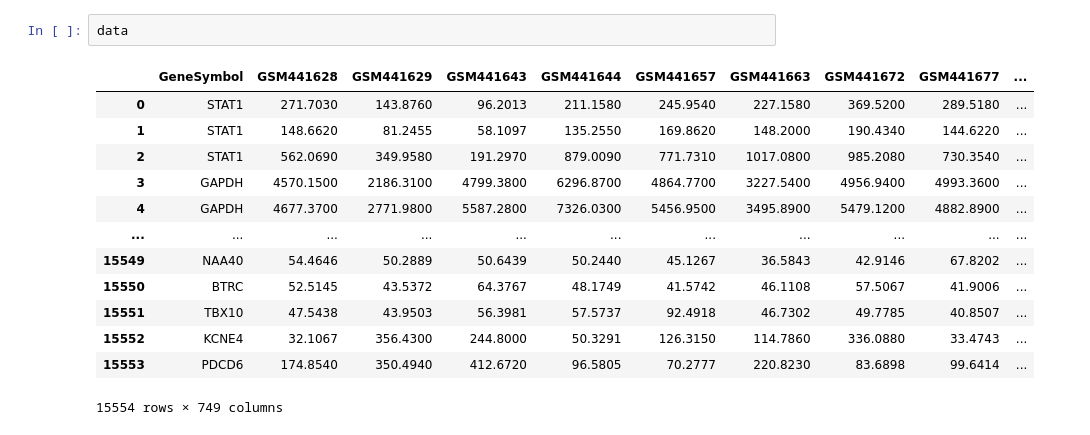
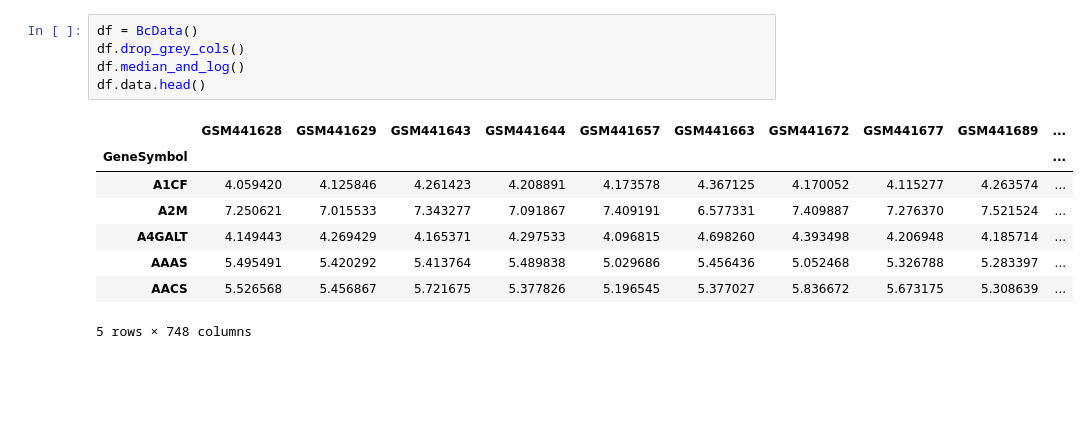
Before and after one commit to AlexFes/bc_classification, a Jupyter notebook: tool.ipynb, the cells around one changed output. Cells and saved outputs as stored; diff of their text form; blank space fills up the shorter version.

```diff
--- a/tool.ipynb
+++ b/tool.ipynb
@@ -72,16 +30,14 @@ total
-# %%
-data
-# %% [output]
-|  | GeneSymbol | GSM441628 | GSM441629 | GSM441643 | GSM441644 | GSM441657 | GSM441663 | GSM441672 | GSM441677 | ... |
-| 0 | STAT1 | 271.7030 | 143.8760 | 96.2013 | 211.1580 | 245.9540 | 227.1580 | 369.5200 | 289.5180 | ... |
-| 1 | STAT1 | 148.6620 | 81.2455 | 58.1097 | 135.2550 | 169.8620 | 148.2000 | 190.4340 | 144.6220 | ... |
-| 2 | STAT1 | 562.0690 | 349.9580 | 191.2970 | 879.0090 | 771.7310 | 1017.0800 | 985.2080 | 730.3540 | ... |
-| 3 | GAPDH | 4570.1500 | 2186.3100 | 4799.3800 | 6296.8700 | 4864.7700 | 3227.5400 | 4956.9400 | 4993.3600 | ... |
-| 4 | GAPDH | 4677.3700 | 2771.9800 | 5587.2800 | 7326.0300 | 5456.9500 | 3495.8900 | 5479.1200 | 4882.8900 | ... |
-| ... | ... | ... | ... | ... | ... | ... | ... | ... | ... | ... |
-| 15549 | NAA40 | 54.4646 | 50.2889 | 50.6439 | 50.2440 | 45.1267 | 36.5843 | 42.9146 | 67.8202 | ... |
-| 15550 | BTRC | 52.5145 | 43.5372 | 64.3767 | 48.1749 | 41.5742 | 46.1108 | 57.5067 | 41.9006 | ... |
-| 15551 | TBX10 | 47.5438 | 43.9503 | 56.3981 | 57.5737 | 92.4918 | 46.7302 | 49.7785 | 40.8507 | ... |
-| 15552 | KCNE4 | 32.1067 | 356.4300 | 244.8000 | 50.3291 | 126.3150 | 114.7860 | 336.0880 | 33.4743 | ... |
-| 15553 | PDCD6 | 174.8540 | 350.4940 | 412.6720 | 96.5805 | 70.2777 | 220.8230 | 83.6898 | 99.6414 | ... |
-15554 rows × 749 columns
+# %%
+df = BcData()
+df.drop_grey_cols()
+df.median_and_log()
+df.data.head()
+# %% [output]
+|  | GSM441628 | GSM441629 | GSM441643 | GSM441644 | GSM441657 | GSM441663 | GSM441672 | GSM441677 | GSM441689 | ... |
+| GeneSymbol |  |  |  |  |  |  |  |  |  | ... |
+| A1CF | 4.059420 | 4.125846 | 4.261423 | 4.208891 | 4.173578 | 4.367125 | 4.170052 | 4.115277 | 4.263574 | ... |
+| A2M | 7.250621 | 7.015533 | 7.343277 | 7.091867 | 7.409191 | 6.577331 | 7.409887 | 7.276370 | 7.521524 | ... |
+| A4GALT | 4.149443 | 4.269429 | 4.165371 | 4.297533 | 4.096815 | 4.698260 | 4.393498 | 4.206948 | 4.185714 | ... |
+| AAAS | 5.495491 | 5.420292 | 5.413764 | 5.489838 | 5.029686 | 5.456436 | 5.052468 | 5.326788 | 5.283397 | ... |
+| AACS | 5.526568 | 5.456867 | 5.721675 | 5.377826 | 5.196545 | 5.377027 | 5.836672 | 5.673175 | 5.308639 | ... |
+5 rows × 748 columns
```
Also changed, not shown: parts of 9 cells of this notebook.
